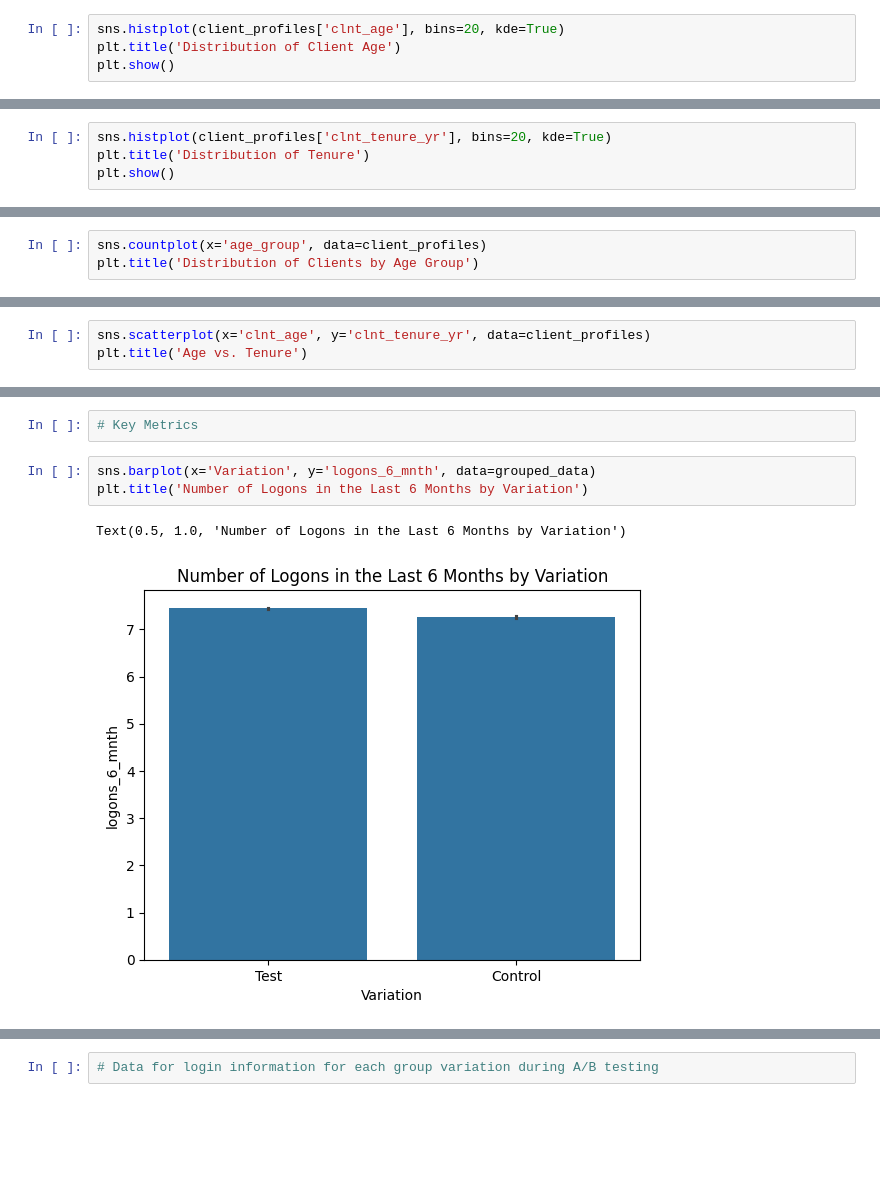
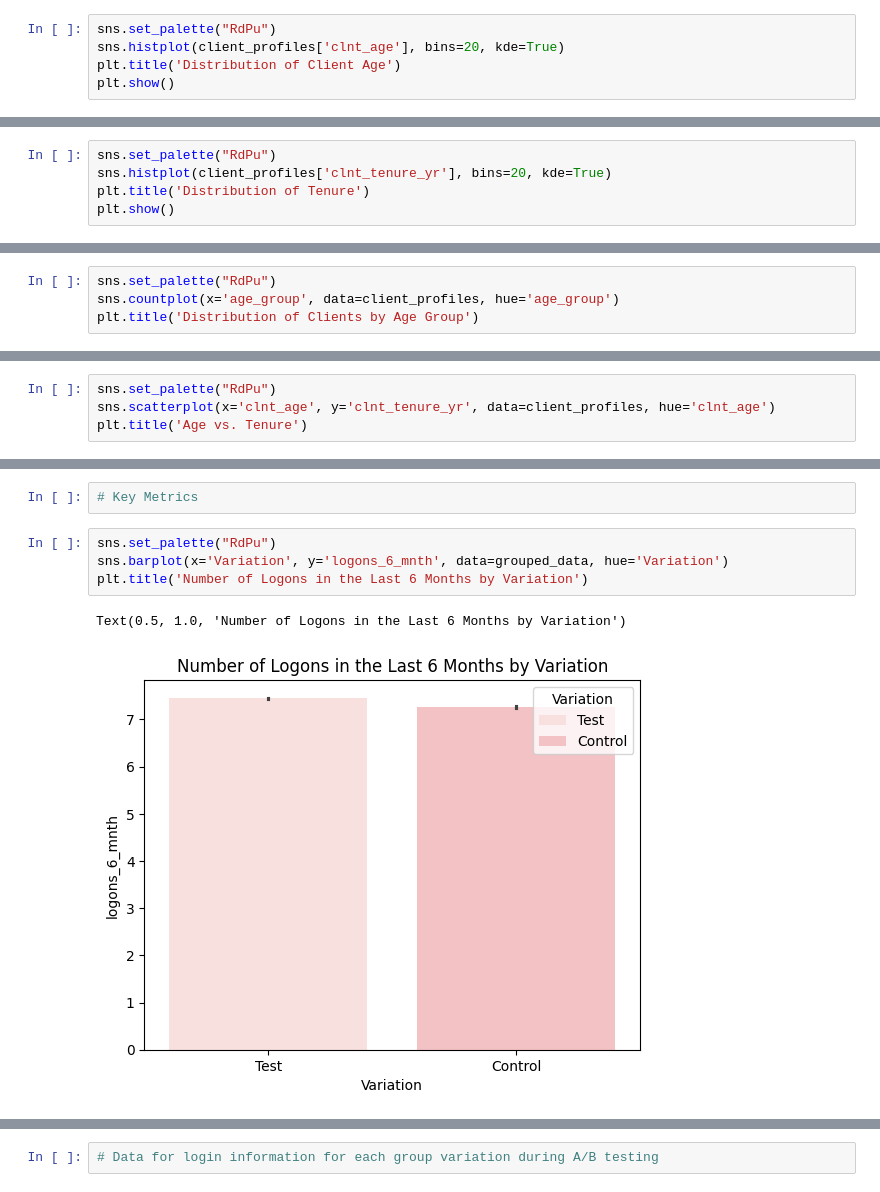
Before and after one commit to nlewism/Project-A-B-Testing-Analysis, a Jupyter notebook: src/jupyter notebook/Data Wrangling.ipynb, the cells around one changed output, grey strips where cells are left out. Drawn from its saved outputs; the diff is of its cells as text; blank space fills up the shorter version.

```diff
--- a/src/jupyter notebook/Data Wrangling.ipynb
+++ b/src/jupyter notebook/Data Wrangling.ipynb
@@ -379,6 +165,7 @@ Numerical Measures: These can include coefficients, frequency counts, and other
 
 Visual Representations: Examples are histograms, scatter plots, pie charts, and more.
 # %%
+sns.set_palette("RdPu")
 sns.histplot(client_profiles['clnt_age'], bins=20, kde=True)
 plt.title('Distribution of Client Age')
 plt.show()
@@ -387,4 +174,5 @@ plt.show()
 # %%
+sns.set_palette("RdPu")
 sns.histplot(client_profiles['clnt_tenure_yr'], bins=20, kde=True)
 plt.title('Distribution of Tenure')
 plt.show()
@@ -412,7 +200,8 @@ client_profiles['age_group']
 Name: age_group, Length: 70609, dtype: category
 Categories (6, object): ['20-30' < '30-40' < '40-50' < '50-60' < '60-70' < '70-80']
 # %%
-sns.countplot(x='age_group', data=client_profiles)
+sns.set_palette("RdPu")
+sns.countplot(x='age_group', data=client_profiles, hue='age_group')
 plt.title('Distribution of Clients by Age Group')
 # %% [output]
 Text(0.5, 1.0, 'Distribution of Clients by Age Group')
@@ -420,7 +209,8 @@ Text(0.5, 1.0, 'Distribution of Clients by Age Group')
 # %%
 # Exploring Client Tenure
 # %%
-sns.scatterplot(x='clnt_age', y='clnt_tenure_yr', data=client_profiles)
+sns.set_palette("RdPu")
+sns.scatterplot(x='clnt_age', y='clnt_tenure_yr', data=client_profiles, hue='clnt_age')
 plt.title('Age vs. Tenure')
 # %% [output]
 Text(0.5, 1.0, 'Age vs. Tenure')
@@ -438,9 +225,10 @@ Text(0.5, 1.0, 'Age Distribution by A/B Test')
 # %%
 # Key Metrics
 # %%
-sns.barplot(x='Variation', y='logons_6_mnth', data=grouped_data)
+sns.set_palette("RdPu")
+sns.barplot(x='Variation', y='logons_6_mnth', data=grouped_data, hue='Variation')
 plt.title('Number of Logons in the Last 6 Months by Variation')
 # %% [output]
 Text(0.5, 1.0, 'Number of Logons in the Last 6 Months by Variation')
-[figure, old version]
+[figure, new version]
 # %%
```
Also changed, not shown: parts of 125 cells of this notebook.
